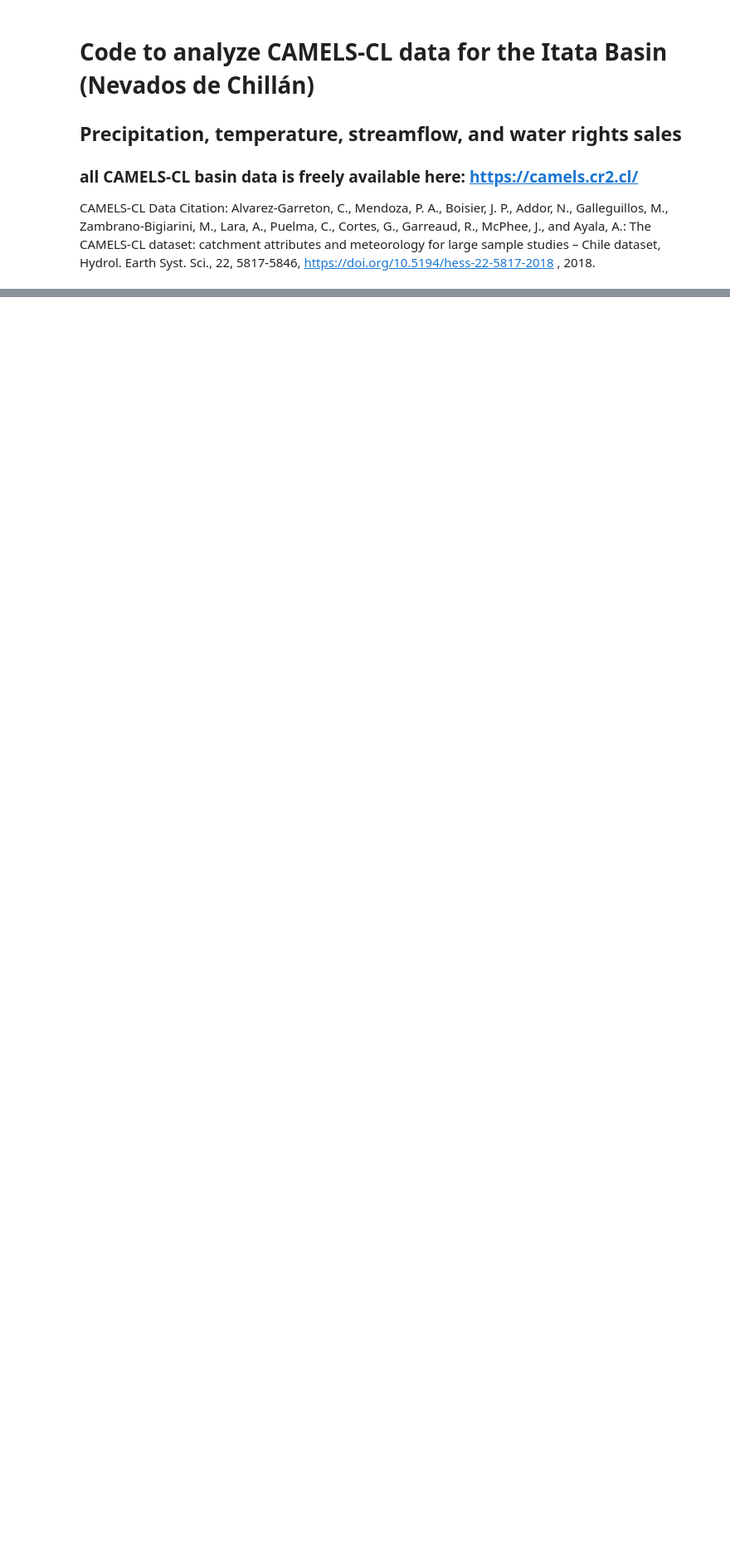
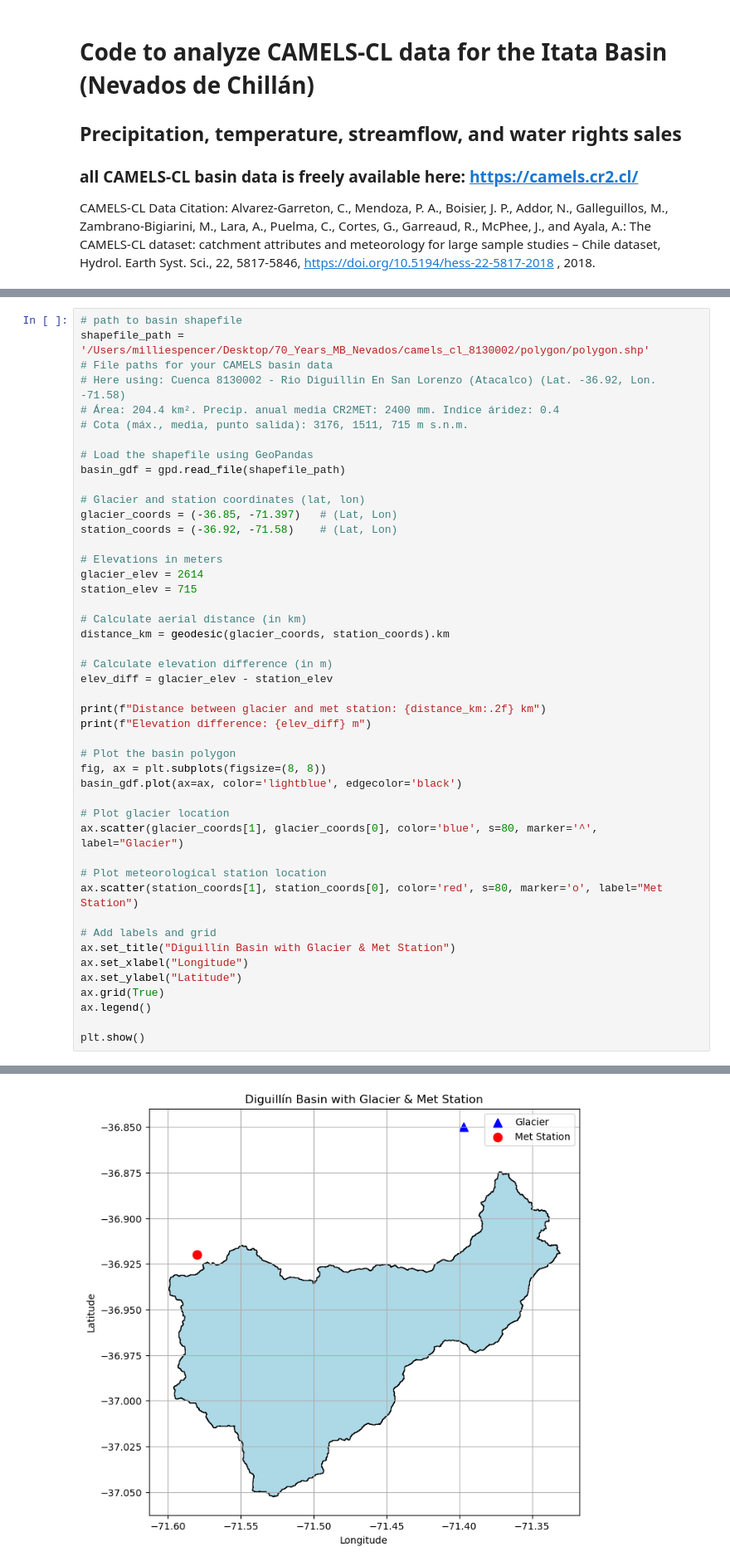
Before and after one commit to millie-spencer/Glacier-DEM-coregistration-and-MB, a Jupyter notebook: 04_basin_hydroclimate_analysis.ipynb, the cells around one changed output, grey strips where cells are left out. Shown at 83% size. Drawn from its saved outputs; the diff is of its cells as text; blank space fills up the shorter version.

```diff
--- a/04_basin_hydroclimate_analysis.ipynb
+++ b/04_basin_hydroclimate_analysis.ipynb
@@ -765,0 +19,47 @@ Differences between consecutive periods:
+# %%
+# path to basin shapefile
+shapefile_path = '/Users/milliespencer/Desktop/70_Years_MB_Nevados/camels_cl_8130002/polygon/polygon.shp'
+# File paths for your CAMELS basin data
+# Here using: Cuenca 8130002 - Rio Diguillin En San Lorenzo (Atacalco) (Lat. -36.92, Lon. -71.58)
+# Área: 204.4 km². Precip. anual media CR2MET: 2400 mm. Indice áridez: 0.4
+# Cota (máx., media, punto salida): 3176, 1511, 715 m s.n.m.
+
+# Load the shapefile using GeoPandas
+basin_gdf = gpd.read_file(shapefile_path)
+
+# Glacier and station coordinates (lat, lon)
+glacier_coords = (-36.85, -71.397)   # (Lat, Lon)
+station_coords = (-36.92, -71.58)    # (Lat, Lon)
+
+# Elevations in meters
+glacier_elev = 2614
+station_elev = 715
+
+# Calculate aerial distance (in km)
+distance_km = geodesic(glacier_coords, station_coords).km
+
+# Calculate elevation difference (in m)
+elev_diff = glacier_elev - station_elev
+
+print(f"Distance between glacier and met station: {distance_km:.2f} km")
+print(f"Elevation difference: {elev_diff} m")
+
+# Plot the basin polygon
+fig, ax = plt.subplots(figsize=(8, 8))
+basin_gdf.plot(ax=ax, color='lightblue', edgecolor='black')
+
+# Plot glacier location
+ax.scatter(glacier_coords[1], glacier_coords[0], color='blue', s=80, marker='^', label="Glacier")
+
+# Plot meteorological station location
+ax.scatter(station_coords[1], station_coords[0], color='red', s=80, marker='o', label="Met Station")
+
+# Add labels and grid
+ax.set_title("Diguillín Basin with Glacier & Met Station")
+ax.set_xlabel("Longitude")
+ax.set_ylabel("Latitude")
+ax.grid(True)
+ax.legend()
+
+plt.show()
+# %% [output]
@@ -765,0 +68 @@ Differences between consecutive periods:
+[figure, added]
```
Also changed, not shown: parts of 24 cells of this notebook.
